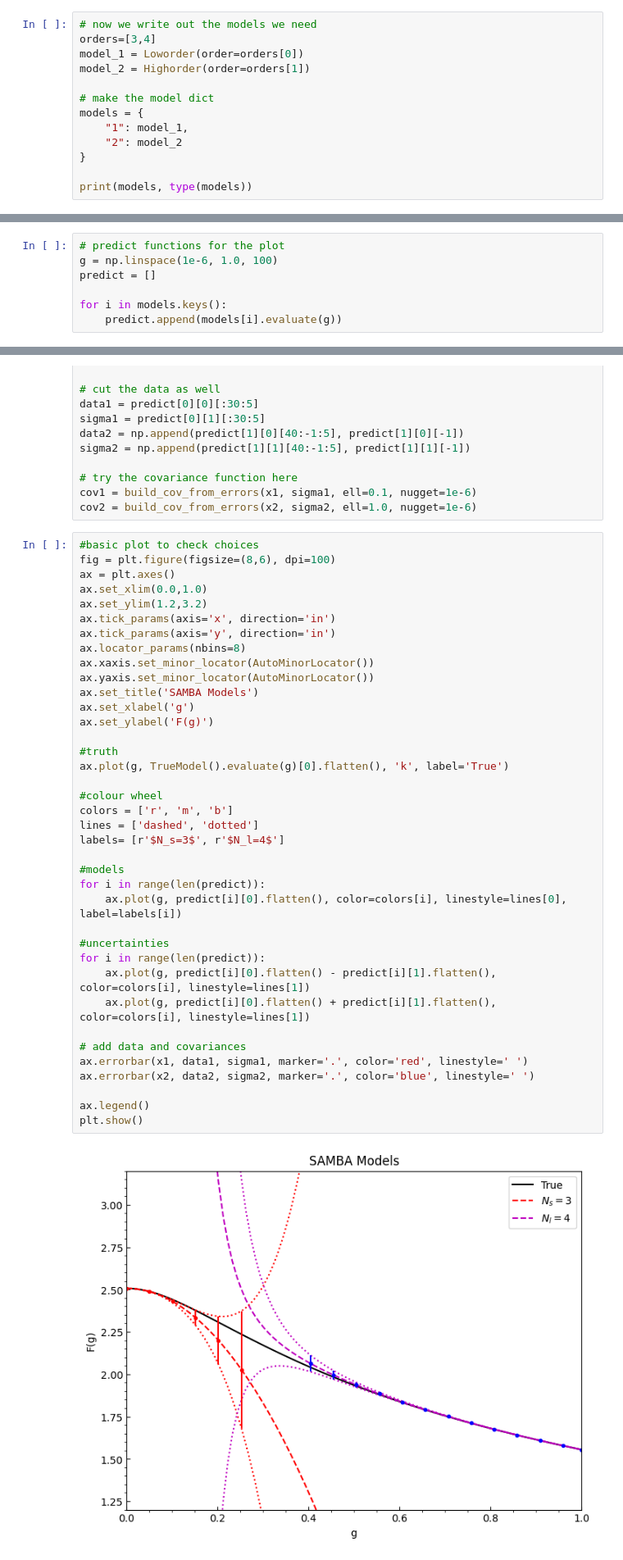
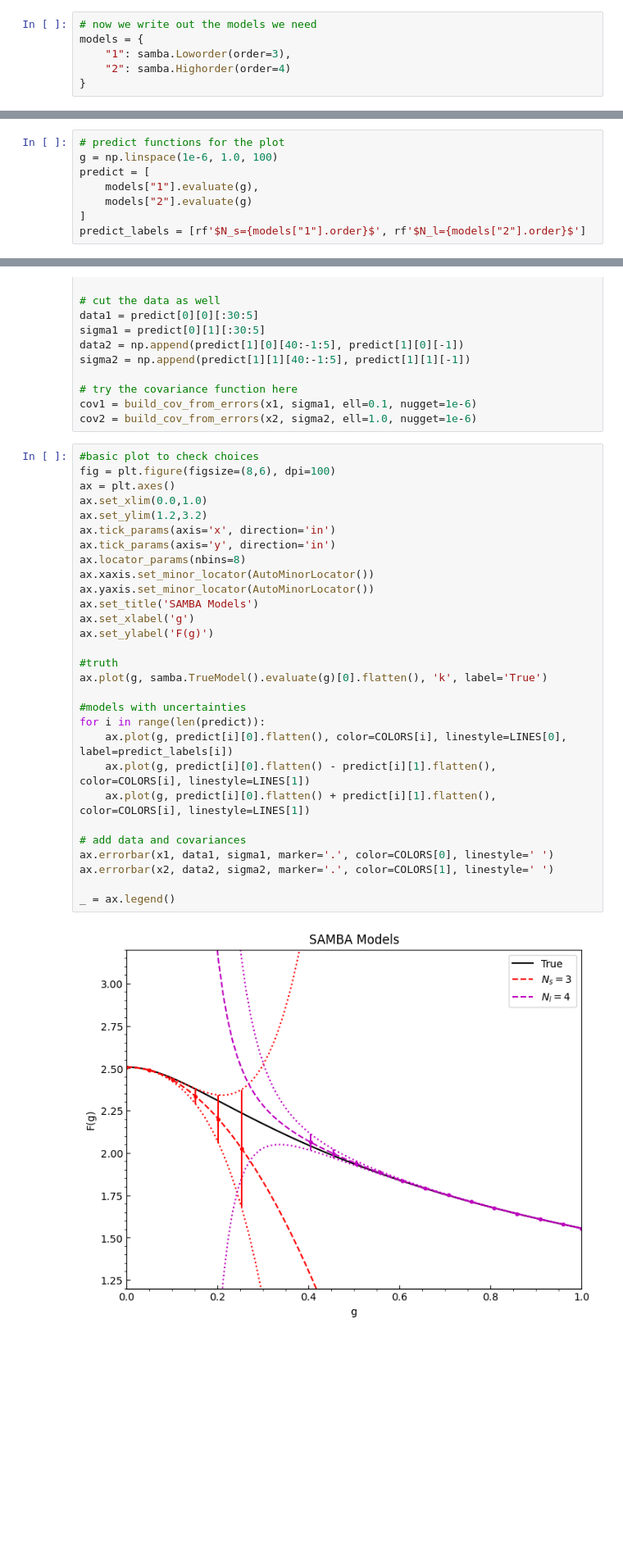
Before and after one commit to bandframework/Taweret, a Jupyter notebook: book/notebooks/GP_BMM/gp_bmm_stationary.ipynb, the cells around one changed output, grey strips where cells are left out. Shown at 82% size. Cells and saved outputs as stored; diff of their text form; blank space fills up the shorter version.

```diff
--- a/book/notebooks/GP_BMM/gp_bmm_stationary.ipynb
+++ b/book/notebooks/GP_BMM/gp_bmm_stationary.ipynb
@@ -30,13 +38,6 @@ We need to define the models we would like to perform model mixing on. These are
 # %%
 # now we write out the models we need
-orders=[3,4]
-model_1 = Loworder(order=orders[0])
-model_2 = Highorder(order=orders[1])
-
-# make the model dict
 models = {
-    "1": model_1,
-    "2": model_2
+    "1": samba.Loworder(order=3),
+    "2": samba.Highorder(order=4)
 }
-
-print(models, type(models))
@@ -47,10 +46,11 @@ Once these models have been initialized, we need to evaluate their results befor
 # %%
 # predict functions for the plot
 g = np.linspace(1e-6, 1.0, 100)
-predict = []
-
-for i in models.keys():
-    predict.append(models[i].evaluate(g))
+predict = [
+    models["1"].evaluate(g),
+    models["2"].evaluate(g)
+]
+predict_labels = [rf'$N_s={models["1"].order}$', rf'$N_l={models["2"].order}$']
 # %%
 #basic plot to check choices
 fig = plt.figure(figsize=(8,6), dpi=100)
@@ -117,42 +108,33 @@ cov2 = build_cov_from_errors(x2, sigma2, ell=1.0, nugget=1e-6)
 # %%
 #basic plot to check choices
 fig = plt.figure(figsize=(8,6), dpi=100)
 ax = plt.axes()
 ax.set_xlim(0.0,1.0)
 ax.set_ylim(1.2,3.2)
 ax.tick_params(axis='x', direction='in')
 ax.tick_params(axis='y', direction='in')
 ax.locator_params(nbins=8)
 ax.xaxis.set_minor_locator(AutoMinorLocator())
 ax.yaxis.set_minor_locator(AutoMinorLocator())
 ax.set_title('SAMBA Models')
 ax.set_xlabel('g')
 ax.set_ylabel('F(g)')
 
 #truth
-ax.plot(g, TrueModel().evaluate(g)[0].flatten(), 'k', label='True')
+ax.plot(g, samba.TrueModel().evaluate(g)[0].flatten(), 'k', label='True')
 
-#colour wheel
-colors = ['r', 'm', 'b']
-lines = ['dashed', 'dotted']
-labels= [r'$N_s=3$', r'$N_l=4$']
-
-#models
+#models with uncertainties
 for i in range(len(predict)):
-    ax.plot(g, predict[i][0].flatten(), color=colors[i], linestyle=lines[0], label=labels[i])
-
-#uncertainties
-for i in range(len(predict)):
-    ax.plot(g, predict[i][0].flatten() - predict[i][1].flatten(), color=colors[i], linestyle=lines[1])
-    ax.plot(g, predict[i][0].flatten() + predict[i][1].flatten(), color=colors[i], linestyle=lines[1])
+    ax.plot(g, predict[i][0].flatten(), color=COLORS[i], linestyle=LINES[0], label=predict_labels[i])
+    ax.plot(g, predict[i][0].flatten() - predict[i][1].flatten(), color=COLORS[i], linestyle=LINES[1])
+    ax.plot(g, predict[i][0].flatten() + predict[i][1].flatten(), color=COLORS[i], linestyle=LINES[1])
 
 # add data and covariances
-ax.errorbar(x1, data1, sigma1, marker='.', color='red', linestyle=' ')
-ax.errorbar(x2, data2, sigma2, marker='.', color='blue', linestyle=' ')
+ax.errorbar(x1, data1, sigma1, marker='.', color=COLORS[0], linestyle=' ')
+ax.errorbar(x2, data2, sigma2, marker='.', color=COLORS[1], linestyle=' ')
 
-ax.legend()
-plt.show()
+_ = ax.legend()
 # %% [output]
-[figure, old version]
+[figure, new version]
 # %%
 # concatenate the training data
```
Also changed, not shown: parts of 28 cells of this notebook.
